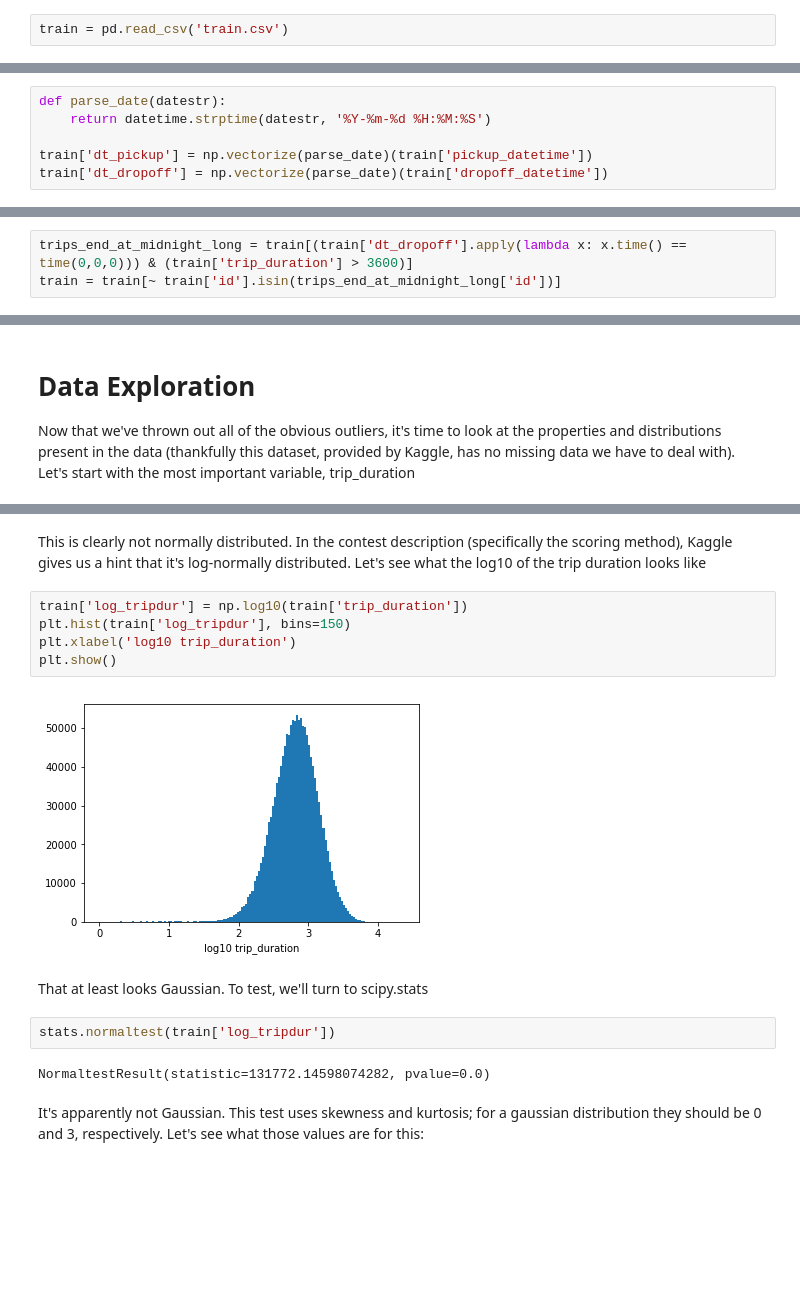
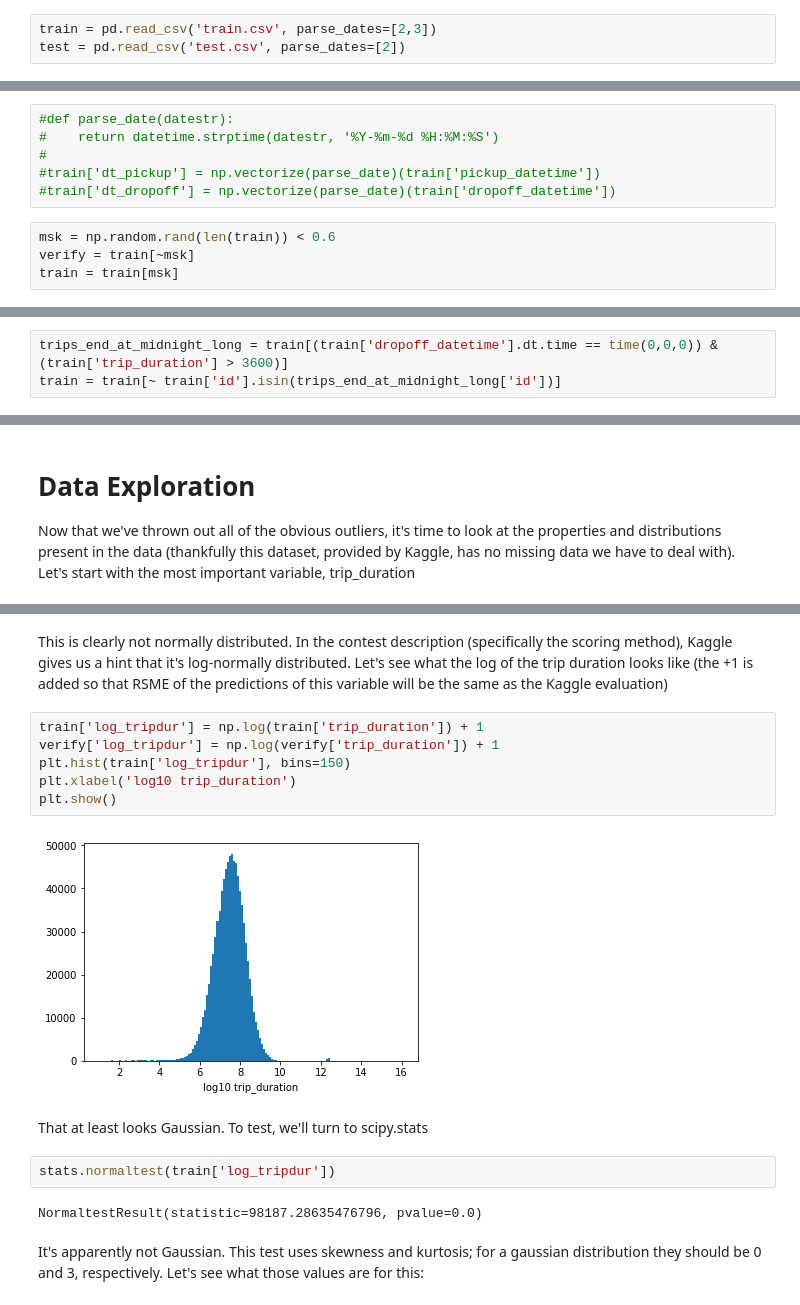
Before and after one commit to pschale/taxi-prediction, a Jupyter notebook: Data Exploration.ipynb, the cells around one changed output, grey strips where cells are left out. Drawn from its saved outputs; the diff is of its cells as text; blank space fills up the shorter version.

```diff
--- a/Data Exploration.ipynb
+++ b/Data Exploration.ipynb
@@ -9,7 +9,8 @@ from datetime import datetime, date, time
 # %% [markdown]
 # In this notebook, we'll explore the properties of the dataset, see which features have a lot of information, and try to see what feature engineering we can do
 # %%
-train = pd.read_csv('train.csv')
+train = pd.read_csv('train.csv', parse_dates=[2,3])
+test = pd.read_csv('test.csv', parse_dates=[2])
 # %%
 train.columns
 # %% [output]
@@ -57,9 +67,13 @@ Additionally, the date and timestamp need to be parsed. Later we'll add columns
 # %%
-def parse_date(datestr):
-    return datetime.strptime(datestr, '%Y-%m-%d %H:%M:%S')
-
-train['dt_pickup'] = np.vectorize(parse_date)(train['pickup_datetime'])
-train['dt_dropoff'] = np.vectorize(parse_date)(train['dropoff_datetime'])
+#def parse_date(datestr):
+#    return datetime.strptime(datestr, '%Y-%m-%d %H:%M:%S')
+#
+#train['dt_pickup'] = np.vectorize(parse_date)(train['pickup_datetime'])
+#train['dt_dropoff'] = np.vectorize(parse_date)(train['dropoff_datetime'])
+# %%
+msk = np.random.rand(len(train)) < 0.6
+verify = train[~msk]
+train = train[msk]
 # %% [markdown]
 ## Identifying bad data
 
@@ -166,6 +111,6 @@ train.sort_values(by='trip_duration', ascending=False)
 # %% [markdown]
 Lots of the long trips end at exactly midnight. This is clearly a computer error of some kind. Let's see how many end at exactly midnight, and remove the ones over an hour long (real trips can obviously end at exactly midnight, so we don't want to get rid of all of them)
 # %%
-trips_end_at_midnight_long = train[(train['dt_dropoff'].apply(lambda x: x.time() == time(0,0,0))) & (train['trip_duration'] > 3600)]
+trips_end_at_midnight_long = train[(train['dropoff_datetime'].dt.time == time(0,0,0)) & (train['trip_duration'] > 3600)]
 train = train[~ train['id'].isin(trips_end_at_midnight_long['id'])]
 # %%
@@ -214,18 +140,19 @@ plt.show()
 # %% [markdown]
-This is clearly not normally distributed. In the contest description (specifically the scoring method), Kaggle gives us a hint that it's log-normally distributed. Let's see what the log10 of the trip duration looks like
+This is clearly not normally distributed. In the contest description (specifically the scoring method), Kaggle gives us a hint that it's log-normally distributed. Let's see what the log of the trip duration looks like (the +1 is added so that RSME of the predictions of this variable will be the same as the Kaggle evaluation)
 # %%
-train['log_tripdur'] = np.log10(train['trip_duration'])
+train['log_tripdur'] = np.log(train['trip_duration']) + 1
+verify['log_tripdur'] = np.log(verify['trip_duration']) + 1
 plt.hist(train['log_tripdur'], bins=150)
 plt.xlabel('log10 trip_duration')
 plt.show()
 # %% [output]
-[figure, old version]
+[figure, new version]
 # %% [markdown]
 That at least looks Gaussian. To test, we'll turn to scipy.stats
 # %%
 stats.normaltest(train['log_tripdur'])
 # %% [output]
-NormaltestResult(statistic=131772.14598074282, pvalue=0.0)
+NormaltestResult(statistic=98187.28635476796, pvalue=0.0)
 # %% [markdown]
 It's apparently not Gaussian. This test uses skewness and kurtosis; for a gaussian distribution they should be 0 and 3, respectively. Let's see what those values are for this:
 # %%
```
Also changed, not shown: parts of 29 cells of this notebook.
